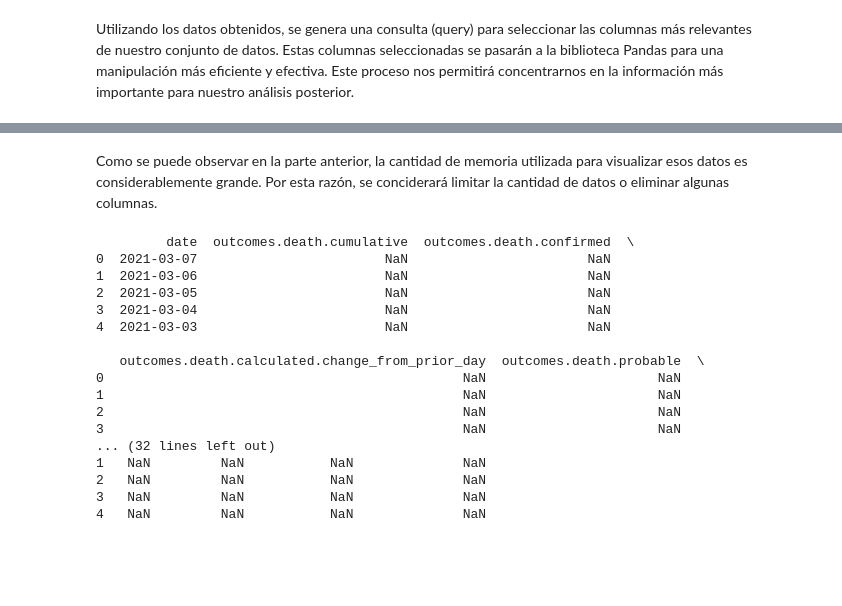
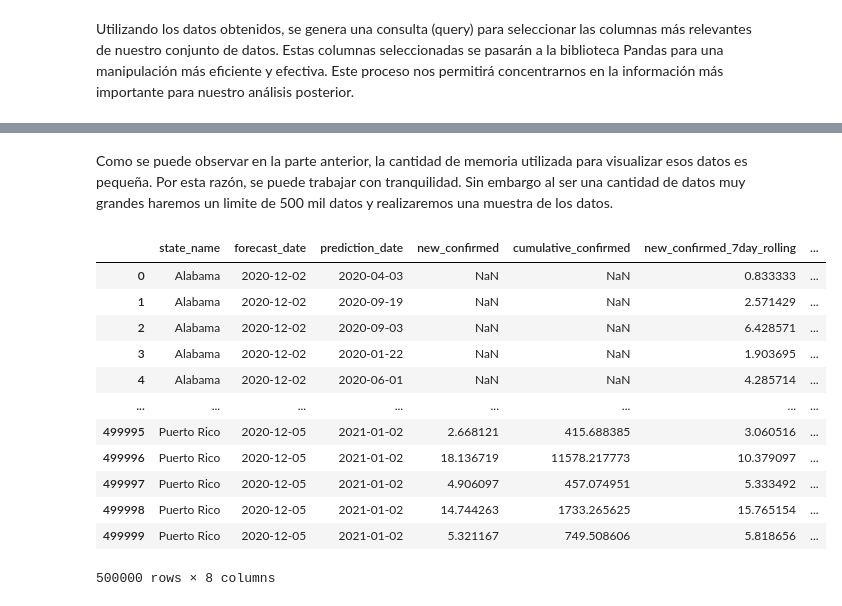
Before and after one commit to Ivancillo123/solemne_1_Mineria_de_Datos, a Jupyter notebook: prueba.ipynb, the cells around one changed output, grey strips where cells are left out. Drawn from its saved outputs; the diff is of its cells as text; code cells hidden in the pictures; blank space fills up the shorter version.

```diff
--- a/prueba.ipynb
+++ b/prueba.ipynb
@@ -117,53 +106,22 @@ This query will process 1555518269 bytes.
 # %% [markdown]
 
-Como se puede observar en la parte anterior, la cantidad de memoria utilizada para visualizar esos datos es considerablemente grande. Por esta razón, se conciderará limitar la cantidad de datos o eliminar algunas columnas.
+Como se puede observar en la parte anterior, la cantidad de memoria utilizada para visualizar esos datos es pequeña. Por esta razón, se puede trabajar con tranquilidad.
+Sin embargo al ser una cantidad de datos muy grandes haremos un limite de 500 mil datos y realizaremos una muestra de los datos.
-# %%
-query = """
-        SELECT
-    county_fips_code,
-    county_name,
-    state_name,
-    forecast_date,
-    prediction_date,
-    new_confirmed,
-    cumulative_confirmed,
-    new_confirmed_7day_rolling,
-    new_deaths,
-    cumulative_deaths,
-    new_deaths_7day_rolling,
-    county_population
-        FROM `bigquery-public-data.covid19_public_forecasts.county_28d_historical_`
-
-        LIMIT 10
-        """
-
-
-
-# Create a QueryJobConfig object to estimate size of query without running it
-dry_run_config = bigquery.QueryJobConfig(dry_run=True)
-
-# API request - dry run query to estimate costs
-dry_run_query_job = client.query(query, job_config=dry_run_config)
-
-print("This query will process {} bytes.".format(dry_run_query_job.total_bytes_processed))
 # %%
 query_job = client.query(query)
-iformacion = query_job.to_dataframe()
+datos_generados = query_job.to_dataframe()
+datos_generados
 # %% [output]
+|  | state_name | forecast_date | prediction_date | new_confirmed | cumulative_confirmed | new_confirmed_7day_rolling | ... |
+| 0 | Alabama | 2020-12-02 | 2020-04-03 | NaN | NaN | 0.833333 | ... |
+| 1 | Alabama | 2020-12-02 | 2020-09-19 | NaN | NaN | 2.571429 | ... |
+| 2 | Alabama | 2020-12-02 | 2020-09-03 | NaN | NaN | 6.428571 | ... |
+| 3 | Alabama | 2020-12-02 | 2020-01-22 | NaN | NaN | 1.903695 | ... |
+| 4 | Alabama | 2020-12-02 | 2020-06-01 | NaN | NaN | 4.285714 | ... |
+| ... | ... | ... | ... | ... | ... | ... | ... |
+| 499995 | Puerto Rico | 2020-12-05 | 2021-01-02 | 2.668121 | 415.688385 | 3.060516 | ... |
+| 499996 | Puerto Rico | 2020-12-05 | 2021-01-02 | 18.136719 | 11578.217773 | 10.379097 | ... |
+| 499997 | Puerto Rico | 2020-12-05 | 2021-01-02 | 4.906097 | 457.074951 | 5.333492 | ... |
+| 499998 | Puerto Rico | 2020-12-05 | 2021-01-02 | 14.744263 | 1733.265625 | 15.765154 | ... |
+| 499999 | Puerto Rico | 2020-12-05 | 2021-01-02 | 5.321167 | 749.508606 | 5.818656 | ... |
-         date  outcomes.death.cumulative  outcomes.death.confirmed  \
-0  2021-03-07                        NaN                       NaN
-1  2021-03-06                        NaN                       NaN
-2  2021-03-05                        NaN                       NaN
-3  2021-03-04                        NaN                       NaN
-4  2021-03-03                        NaN                       NaN
-
-   outcomes.death.calculated.change_from_prior_day  outcomes.death.probable  \
-0                                              NaN                      NaN
-1                                              NaN                      NaN
-2                                              NaN                      NaN
-3                                              NaN                      NaN
-... (32 lines left out)
-1   NaN         NaN           NaN              NaN
-2   NaN         NaN           NaN              NaN
-3   NaN         NaN           NaN              NaN
-4   NaN         NaN           NaN              NaN
+500000 rows × 8 columns
```
Also changed, not shown: parts of 17 cells of this notebook.
